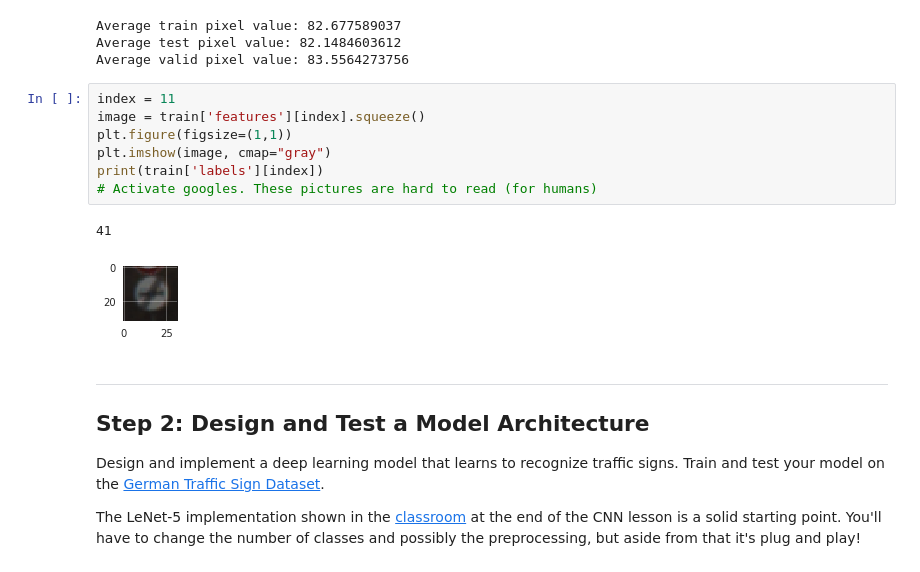
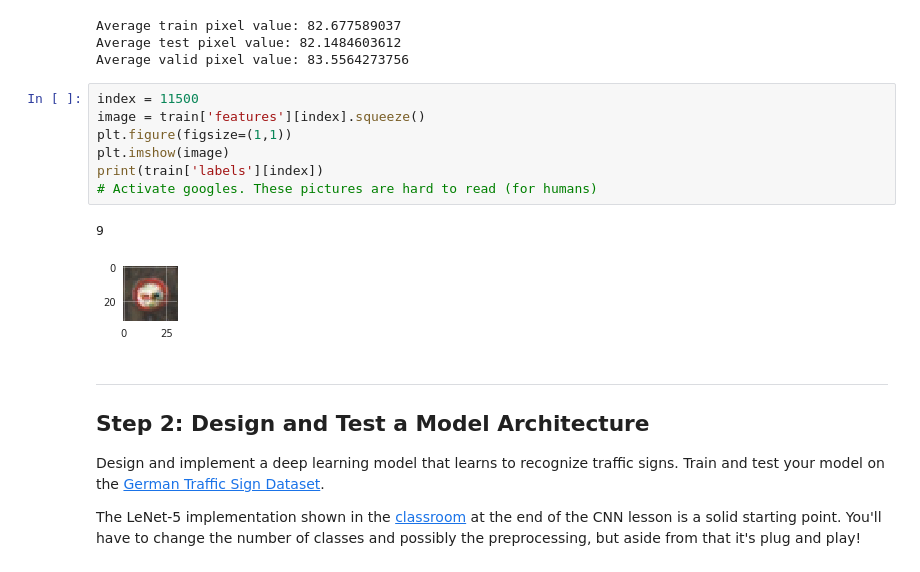
Before and after one commit to bijancn/CarND-Traffic-Sign-Classifier-Project, a Jupyter notebook: Traffic_Sign_Classifier.ipynb, the cells around one changed output. Cells and saved outputs as stored; diff of their text form.

```diff
--- a/Traffic_Sign_Classifier.ipynb
+++ b/Traffic_Sign_Classifier.ipynb
@@ -134,15 +134,15 @@ Average train pixel value: 82.677589037
 Average test pixel value: 82.1484603612
 Average valid pixel value: 83.5564273756
 # %%
-index = 11
+index = 11500
 image = train['features'][index].squeeze()
 plt.figure(figsize=(1,1))
-plt.imshow(image, cmap="gray")
+plt.imshow(image)
 print(train['labels'][index])
 # Activate googles. These pictures are hard to read (for humans)
 # %% [output]
-41
+9
-[figure, old version]
+[figure, new version]
 # %% [markdown]
 ----
 
```
Also changed, not shown: parts of 8 cells of this notebook, 5 other files.
